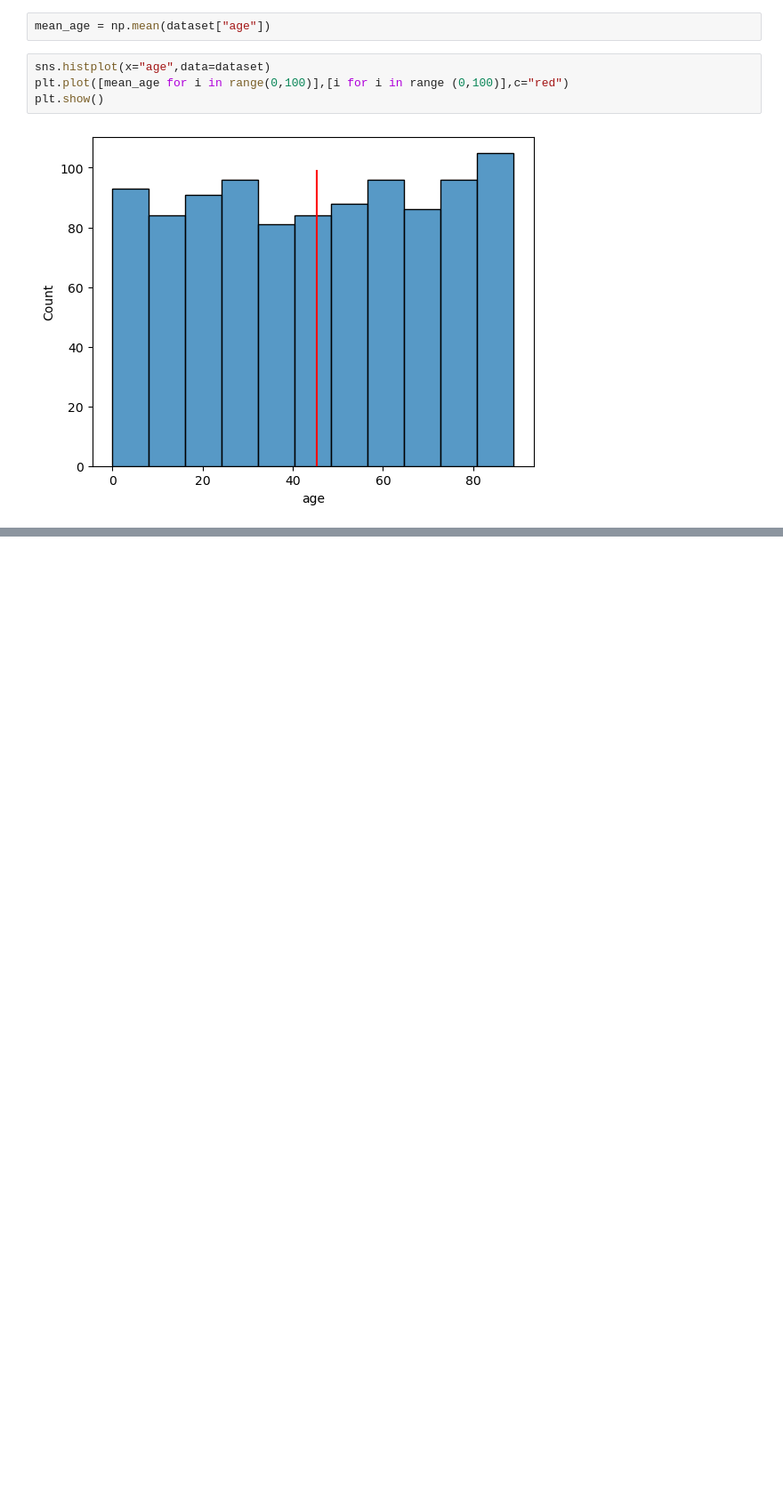
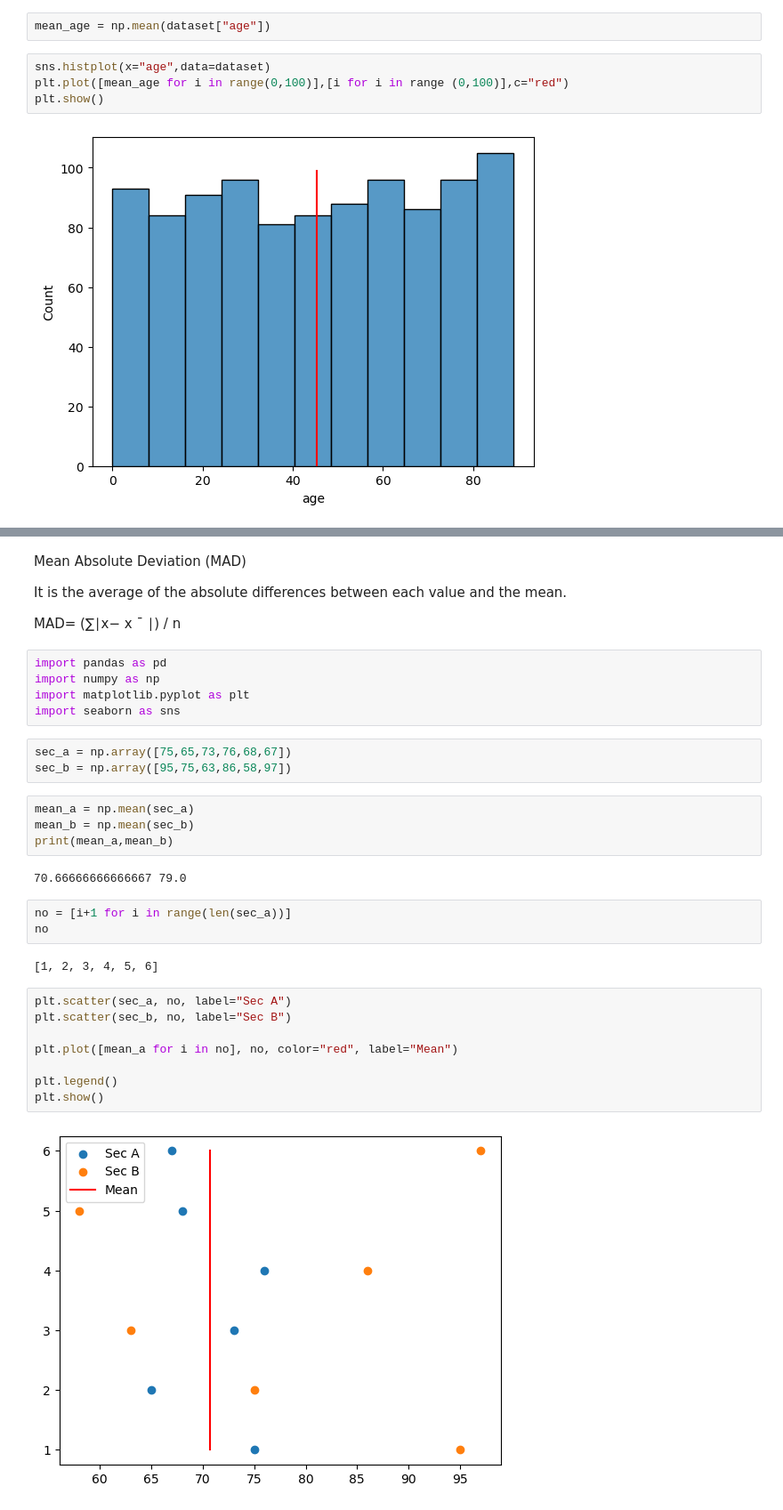
Before and after one commit to Ishan-Official/Hospital-Beds-Management-DataScience, a Jupyter notebook: dataScience_C1.ipynb, the cells around one changed output, grey strips where cells are left out. Shown at 89% size. Cells and saved outputs as stored; diff of their text form; blank space fills up the shorter version.

```diff
--- a/dataScience_C1.ipynb
+++ b/dataScience_C1.ipynb
@@ -265,0 +381,41 @@ plt.show()
+# %% [markdown]
+Mean Absolute Deviation (MAD)
+
+It is the average of the absolute differences between each value and the mean.
+
+MAD=
+(∑∣x−
+x
+ˉ
+∣)
+/
+n
+# %%
+import pandas as pd
+import numpy as np
+import matplotlib.pyplot as plt
+import seaborn as sns
+# %%
+sec_a = np.array([75,65,73,76,68,67])
+sec_b = np.array([95,75,63,86,58,97])
+# %%
+mean_a = np.mean(sec_a)
+mean_b = np.mean(sec_b)
+print(mean_a,mean_b)
+# %% [output]
+70.66666666666667 79.0
+# %%
+no = [i+1 for i in range(len(sec_a))]
+no
+# %% [output]
+[1, 2, 3, 4, 5, 6]
+# %%
+plt.scatter(sec_a, no, label="Sec A")
+plt.scatter(sec_b, no, label="Sec B")
+
+plt.plot([mean_a for i in no], no, color="red", label="Mean")
+
+plt.legend()
+plt.show()
+# %% [output]
+[figure, added]
```
Also changed, not shown: parts of 22 cells of this notebook.
